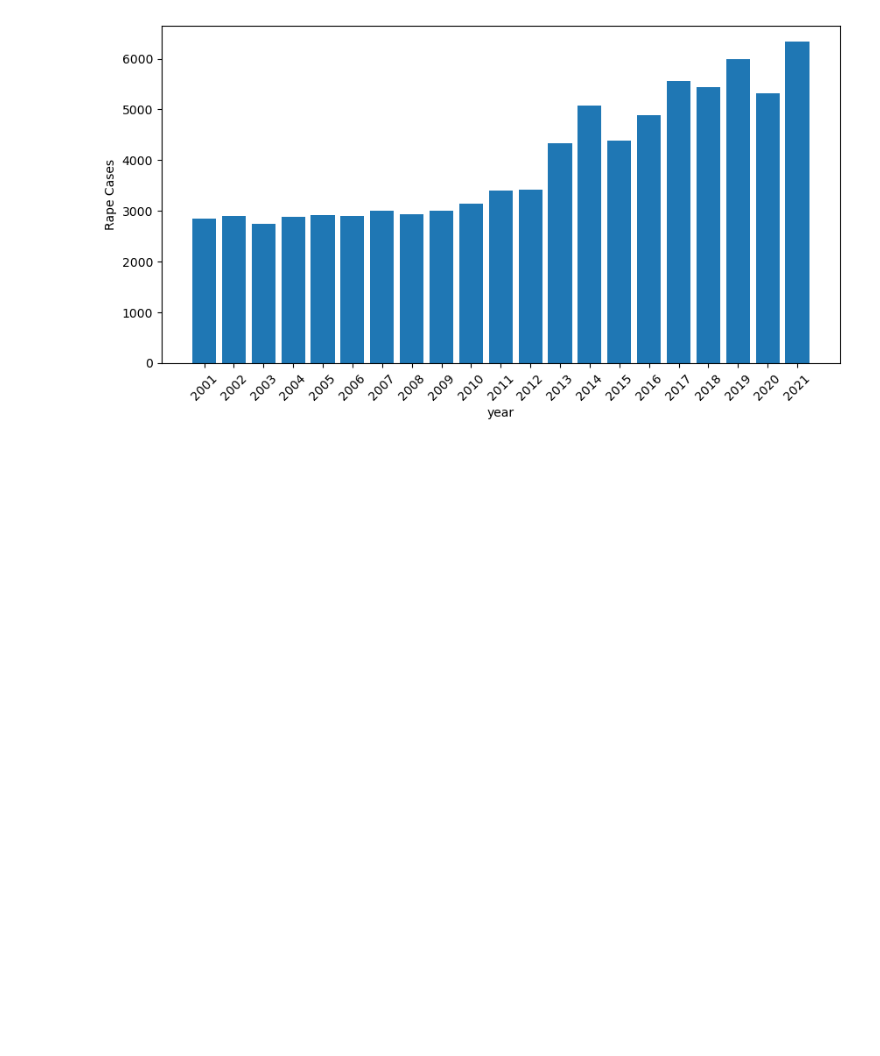
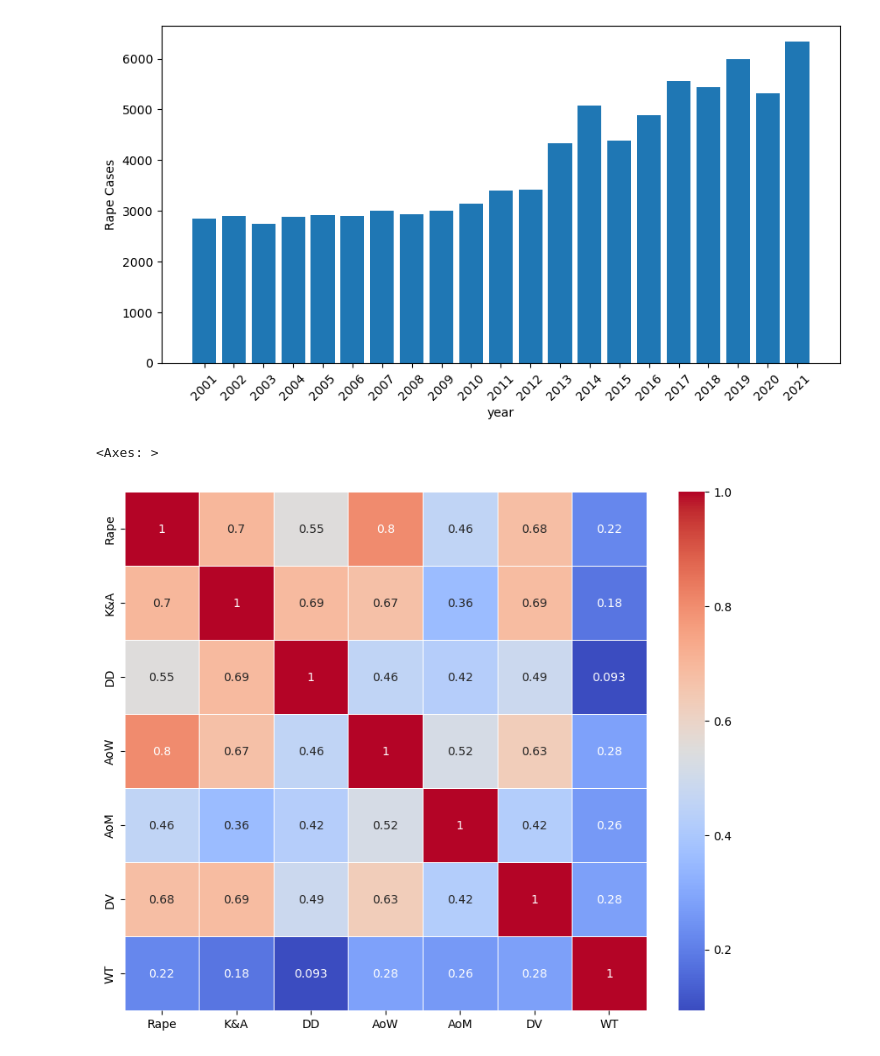
Before and after one commit to sandeepgalipelli/CrimeAgainstWomen, a Jupyter notebook: CrimeAgainstWoman.ipynb, the cells around one changed output. Cells and saved outputs as stored; diff of their text form; code cells hidden in the pictures; blank space fills up the shorter version.

```diff
--- a/CrimeAgainstWoman.ipynb
+++ b/CrimeAgainstWoman.ipynb
@@ -157,3 +157,10 @@ plt.bar(x='Year',data=crimeAw,height='Rape')
 plt.show()
 # %% [output]
 [figure]
+# %%
+data_corr=crimeAw.drop(['State','Year'],axis=1).corr()
+plt.figure(figsize=(10,8))
+sns.heatmap(data_corr,annot=True,cmap="coolwarm",linewidths=0.5)
+# %% [output]
+<Axes: >
+[figure, added]
```
Also changed, not shown: parts of 5 cells of this notebook.
